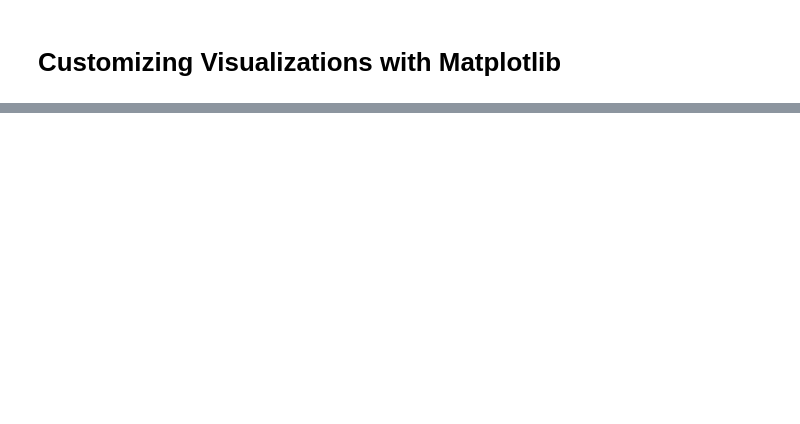
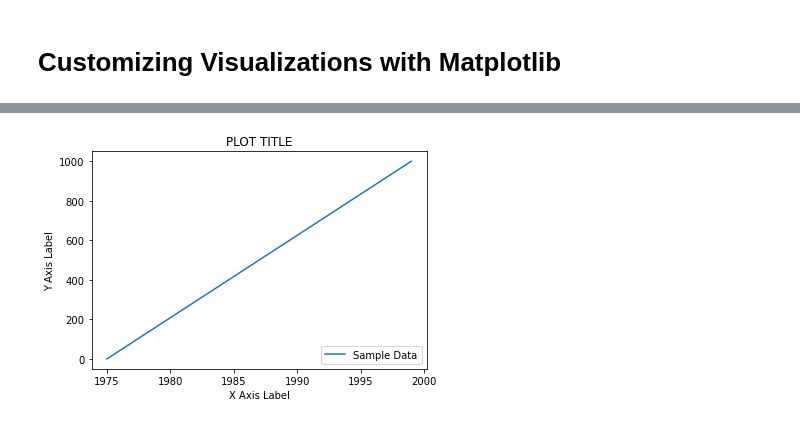
Before and after one commit to learn-co-curriculum/dsc-more-practice-with-matplotlib, a Jupyter notebook: index.ipynb, the cells around one changed output, grey strips where cells are left out. Drawn from its saved outputs; the diff is of its cells as text; code cells hidden in the pictures; blank space fills up the shorter version.

```diff
--- a/index.ipynb
+++ b/index.ipynb
@@ -307,0 +85,18 @@ This lesson provided you with some more experience with plotting in `matplotlib`
+# %%
+# Create the plot
+fig, ax = plt.subplots()
+
+# Use plot() function to create a plot using above values
+ax.plot(years, data)
+
+# Add labels for x and y axes
+ax.set_xlabel('X Axis Label')
+ax.set_ylabel('Y Axis Label')
+
+# Add a title for the plot
+ax.set_title('PLOT TITLE')
+
+# Add a legend to the plot with legend() in lower right corner
+ax.legend(["Sample Data"], loc=4);
+# %% [output]
+[figure, added]
```
Also changed, not shown: parts of 70 cells of this notebook.
